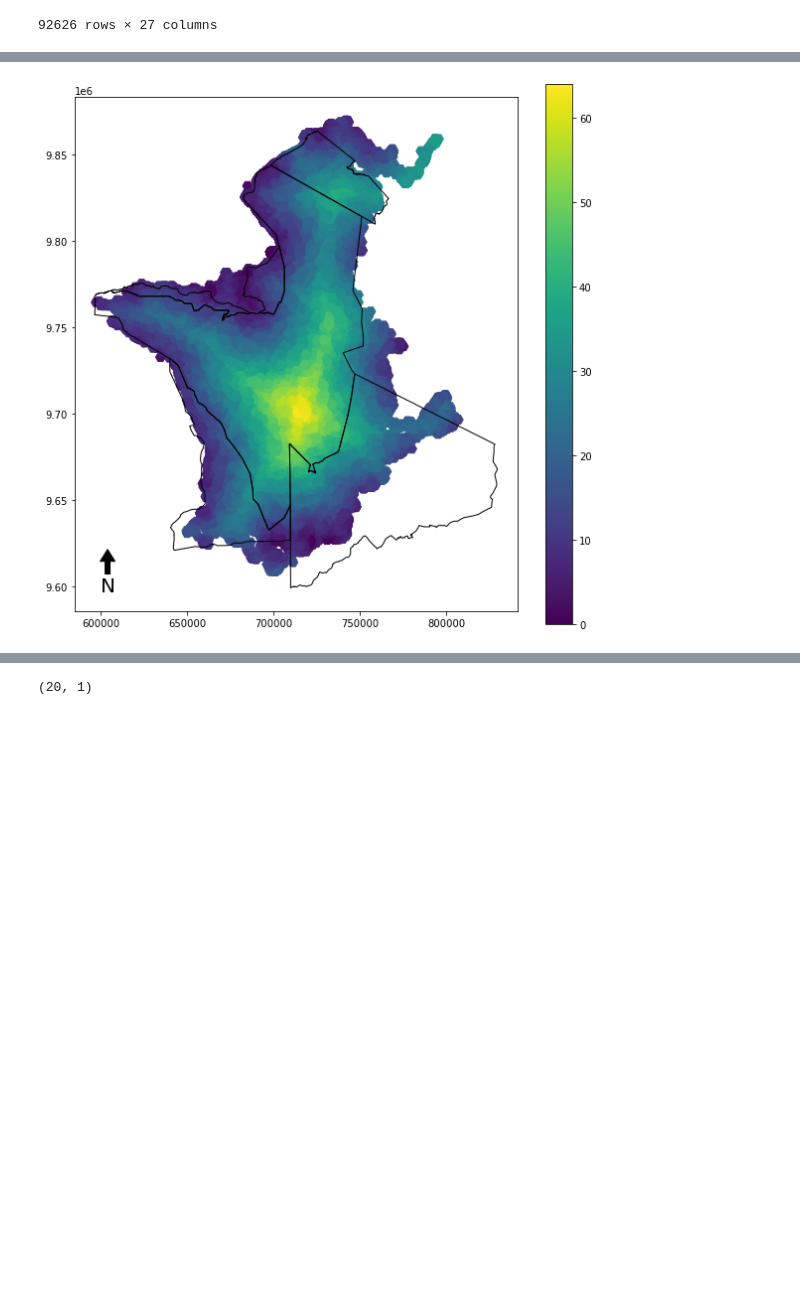
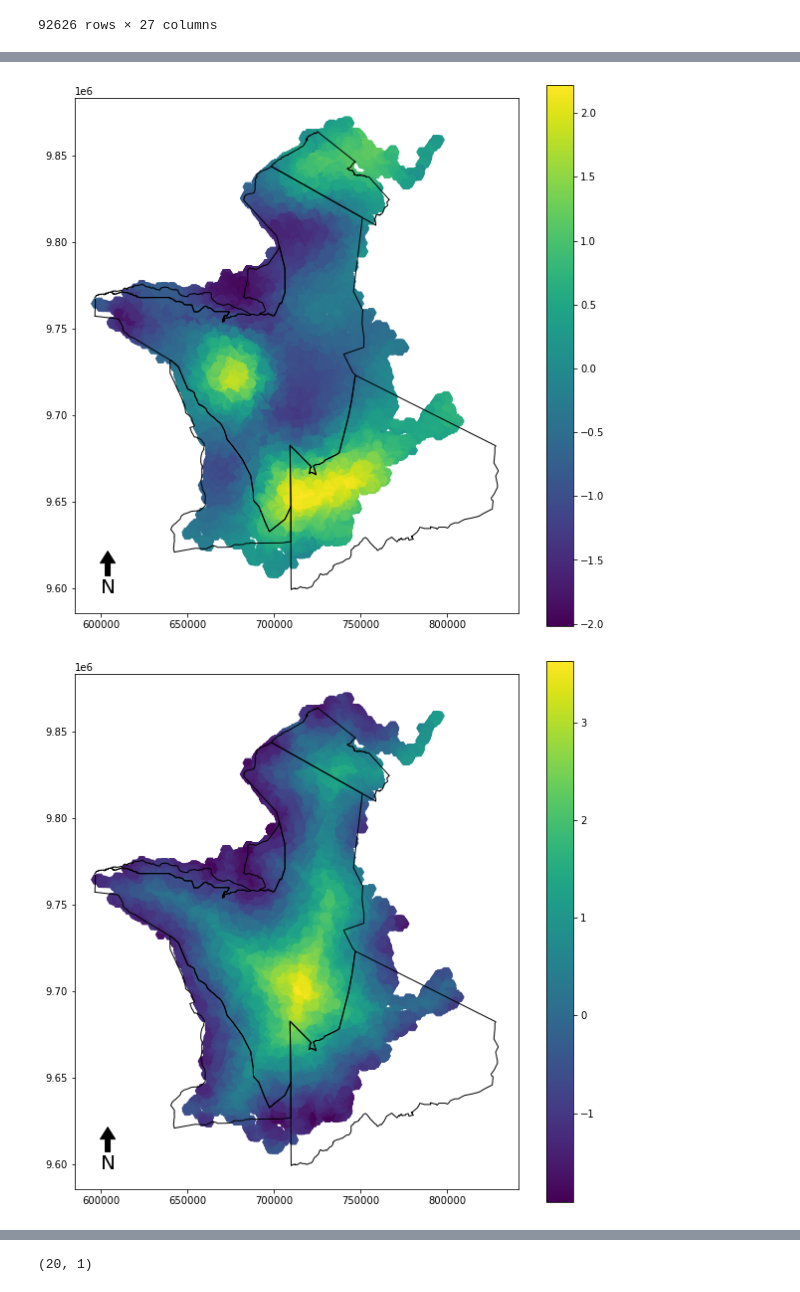
Before and after one commit to ctorney/gp-move-spatial-vi, a Jupyter notebook: serengeti_inference/inference-predictors.ipynb, the cells around one changed output, grey strips where cells are left out. Cells and saved outputs as stored; diff of their text form; code cells hidden in the pictures; blank space fills up the shorter version.

Commit message:
covariates - first ping

```diff
--- a/serengeti_inference/inference-predictors.ipynb
+++ b/serengeti_inference/inference-predictors.ipynb
@@ -32,7 +56,7 @@ dfpark = gpd.read_file("../data/wildebeest_data/v4_serengeti_ecosystem.shp")
 
 #Load the data
 
-df = pd.read_csv('../data/wildebeest_data/wildebeest2019a.csv')
+df = pd.read_csv('../data/wildebeest_data/wildebeest2019b.csv')
 # Select all the rows where the OWNER is HOPCRAFT
 df = df[df['OWNER'] == 'HOPCRAFT']
 #Select all the rows where the species is WB
@@ -156,5 +180,7 @@ df['Village_Dist2'] = df['Village_Dist']/1000
 
 #predictor = df[['Rangerpost_Dist','Rangerpost_Dist']].min(axis=1).values[...,None]
 #predictor = df[['Rangerpost_Dist','Village_Dist2','Seronera','Naabi']].min(axis=1).values[...,None]
-predictor = df['Village_Dist2'].values[...,None]
-predictor.max()
+predictor = df[['Nitrogen','Village_Dist2']].values#[...,None]
+predictor = (predictor - predictor.mean(axis=0))
+
+num_covar = predictor.shape[-1]
@@ -163 +187,3 @@ predictor.max()
+# %%
+predictor = (predictor/predictor.std(axis=0))
 # %%
@@ -251,25 +213,45 @@ array([[1.66595697],
 # %%
 plt.figure(figsize=(10,10))
 ax = plt.subplot()
 dfpark[dfpark.NAME.isin(["Serengeti","Ngorongoro","Masaai Mara Nati","Grumeti","Ikorongo","Maswa"])].boundary.plot(ax=ax,color='black',linewidth=1)#, edgecolor='black')
 
 
 ax.set_aspect('equal')
 xarrow, yarrow, arrow_length = 0.075, 0.12, 0.07
 ax.annotate('N', xy=(xarrow, yarrow), xytext=(xarrow, yarrow-arrow_length),
             arrowprops=dict(facecolor='black', width=5, headwidth=15),
             ha='center', va='center', fontsize=20,
             xycoords=ax.transAxes)
 
 
 #plt.plot((x+xmean)*1000,(y+ymean)*1000,'.',c='b',alpha=predictor[:,0])
 #plt.scatter((x_grid[:,0]+xmean)*1000,(x_grid[:,1]+ymean)*1000,s=1,c='r')
 
 plt.scatter((x+xmean)*1000,(y+ymean)*1000,c=predictor[:,0],cmap='viridis',marker='H',s=100)#vmin,vmax
 plt.colorbar()
 plt.show()
+plt.figure(figsize=(10,10))
+ax = plt.subplot()
+dfpark[dfpark.NAME.isin(["Serengeti","Ngorongoro","Masaai Mara Nati","Grumeti","Ikorongo","Maswa"])].boundary.plot(ax=ax,color='black',linewidth=1)#, edgecolor='black')
+
+
+ax.set_aspect('equal')
+xarrow, yarrow, arrow_length = 0.075, 0.12, 0.07
+ax.annotate('N', xy=(xarrow, yarrow), xytext=(xarrow, yarrow-arrow_length),
+            arrowprops=dict(facecolor='black', width=5, headwidth=15),
+            ha='center', va='center', fontsize=20,
+            xycoords=ax.transAxes)
+
+
+#plt.plot((x+xmean)*1000,(y+ymean)*1000,'.',c='b',alpha=predictor[:,0])
+#plt.scatter((x_grid[:,0]+xmean)*1000,(x_grid[:,1]+ymean)*1000,s=1,c='r')
+
+plt.scatter((x+xmean)*1000,(y+ymean)*1000,c=predictor[:,1],cmap='viridis',marker='H',s=100)#vmin,vmax
+plt.colorbar()
+plt.show()
 # %% [output]
-[figure, old version]
+[figure, new version]
+[figure, added]
 # %%
 # create the dataset
 
```
Also changed, not shown: parts of 24 cells of this notebook.
